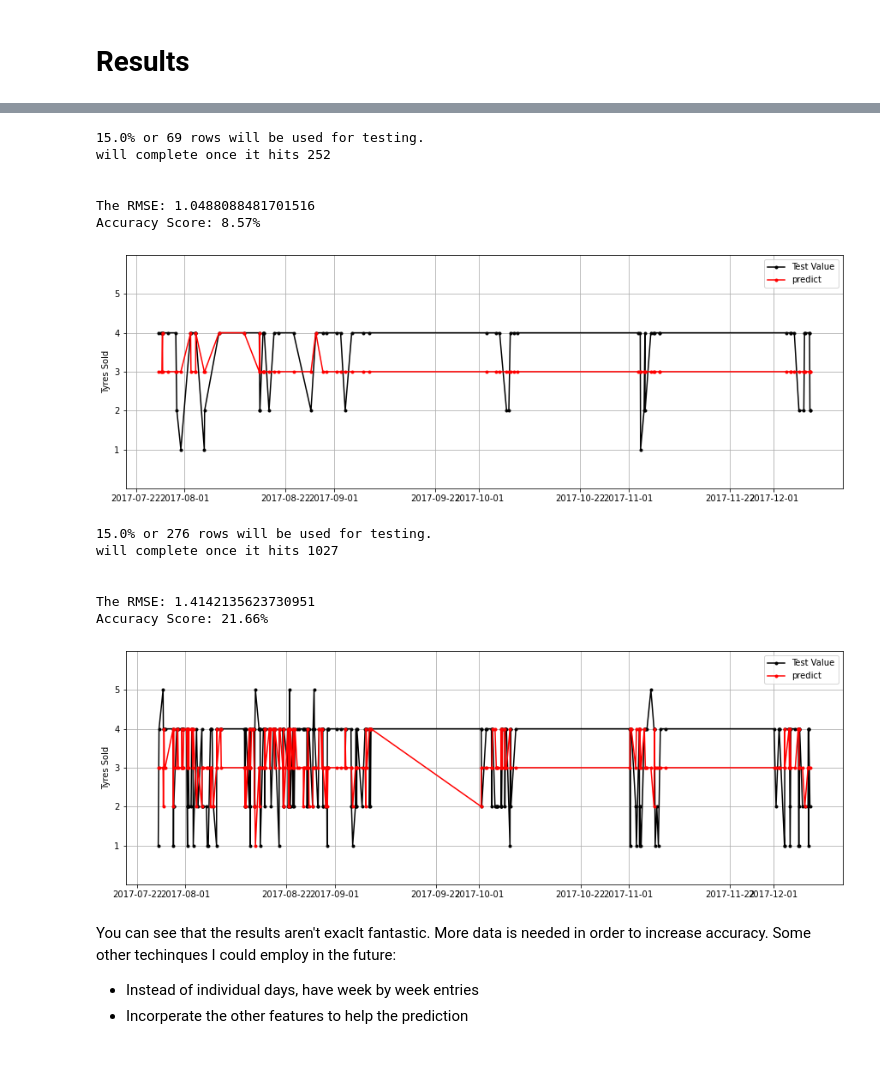
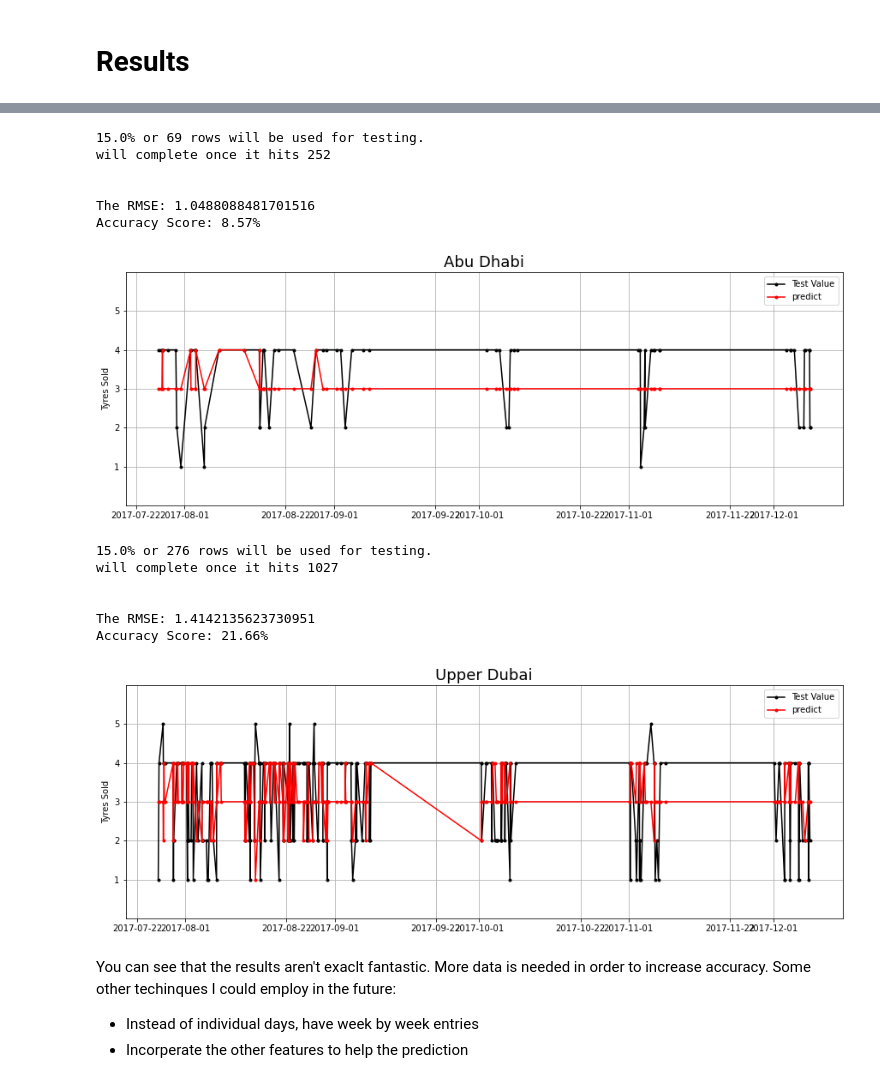
Before and after one commit to musarasheed/pitstop, a Jupyter notebook: Pitstop Arabia.ipynb, the cells around one changed output, grey strips where cells are left out. Cells and saved outputs as stored; diff of their text form; code cells hidden in the pictures.

```diff
--- a/Pitstop Arabia.ipynb
+++ b/Pitstop Arabia.ipynb
@@ -536,8 +552,8 @@ The moving average is exactly as it sounds, take the current stock price, birth
 We call it by usuing `SARIMAX`, which also has a way to integrate the previous model (autoregression) and combine it with moving average. For this demo, we will only use moving average.
 # %%
 #Instantiating the model
-model = SARIMAX(train['QTY Ordered'], order=(0, 0, 4)) # order of 0 for AR, 0 for integrated component
-                                        # and order of 4 for MA
+model = SARIMAX(train['QTY Ordered'], order=(0, 0, 5)) # order of 0 for AR, 0 for integrated component
+                                        # and order of 5 for MA
 model_fit = model.fit()
 
 
@@ -678,7 +698,7 @@ This one did ok, but not nearly as well as the Auto regression and it took a VER
 ## Creating the function
 While I could use ML piplines, I don't have the full understanding of how to use it yet. It would also be much easier for me to explain the function itself.
 # %%
-def pitstop_AR(train_pctg, c_val_pctg, data_frame):
+def pitstop_AR(train_pctg, c_val_pctg, data_frame,title):
     from statsmodels.tsa.ar_model import AR #The model of choice
 
     train_percentage = train_pctg
@@ -782,6 +802,7 @@ def pitstop_AR(train_pctg, c_val_pctg, data_frame):
     #Plotting
     plt.figure(figsize = (15,5))
     plt.grid()
+    plt.title(title, size = 18)
     plt.plot(test['Order Date'], test['QTY Ordered'], c="black", label="Test Value", marker='.')
     plt.plot(predictions['Order Date'], predictions['QTY Ordered'], c="red", label="predict", marker='.')
     plt.ylabel("Tyres Sold")
@@ -800,15 +835,15 @@ NameError: name 'pitstop_AR' is not defined
 # %%
-pitstop_AR(0.7,0.15,abu_dhabi)
+pitstop_AR(0.7,0.15,abu_dhabi,'Abu Dhabi')
 # %% [output]
 15.0% or 69 rows will be used for testing.
 will complete once it hits 252
 
 
 The RMSE: 1.0488088481701516
 Accuracy Score: 8.57%
-[figure, old version]
+[figure, new version]
 # %%
-pitstop_AR(0.7,0.15,u_dubai)
+pitstop_AR(0.7,0.15,u_dubai, 'Upper Dubai')
 # %% [output]
 15.0% or 276 rows will be used for testing.
 will complete once it hits 1027
@@ -816,7 +851,7 @@ will complete once it hits 1027
 
 The RMSE: 1.4142135623730951
 Accuracy Score: 21.66%
-[figure, old version]
+[figure, new version]
 # %% [markdown]
 You can see that the results aren't exaclt fantastic. More data is needed in order to increase accuracy. Some other techinques I could employ in the future:
 
```
Also changed, not shown: parts of 11 cells of this notebook.
